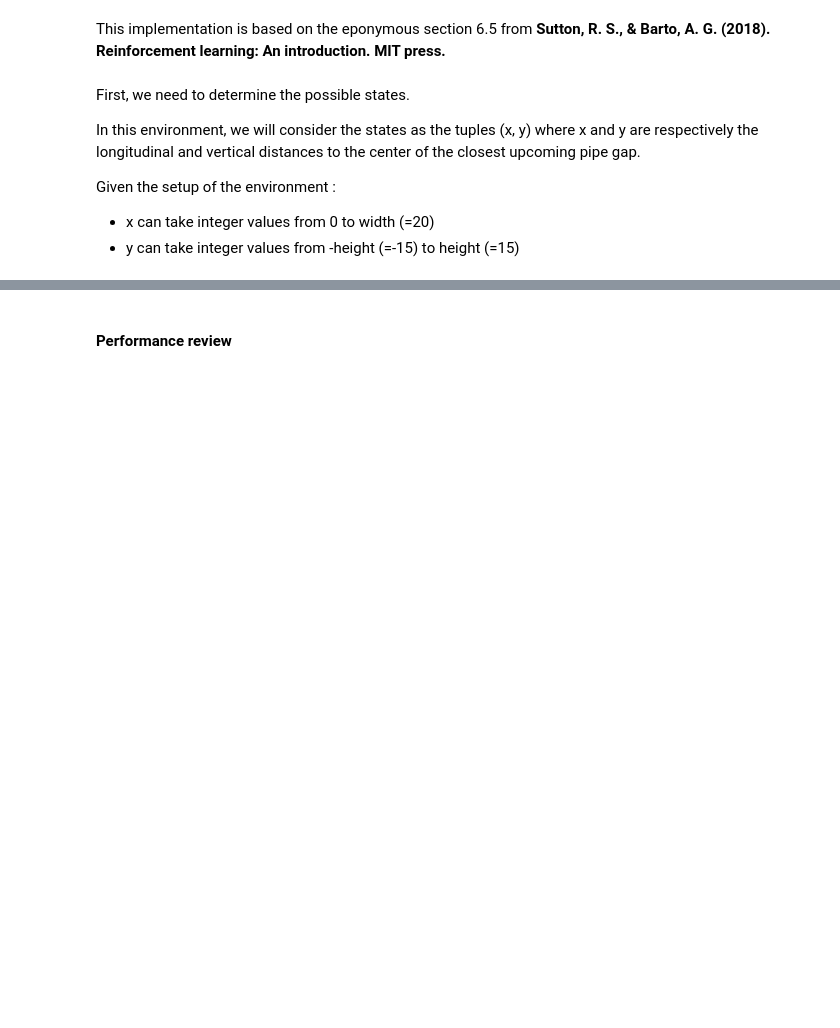
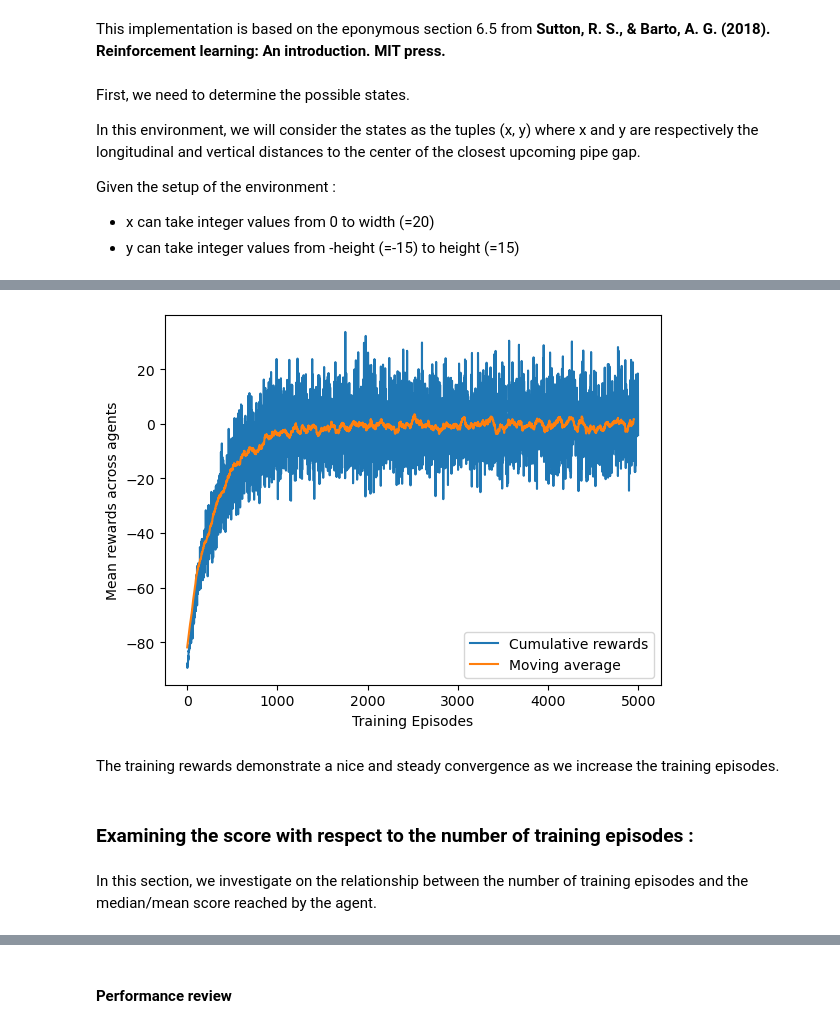
Before and after one commit to OmaMansou/RL-flappy-bird, a Jupyter notebook: RL implementation.ipynb, the cells around one changed output, grey strips where cells are left out. Drawn from its saved outputs; the diff is of its cells as text; code cells hidden in the pictures; blank space fills up the shorter version.

Commit message:
Implementation of the agents

```diff
--- a/RL implementation.ipynb
+++ b/RL implementation.ipynb
@@ -328,0 +432,28 @@ Distance From Pipe (dx=0,dy=-11)
+# %%
+alpha = 0.1
+epsilon = .1
+gamma = .9
+
+train_episodes = 5000
+n_agents = 100
+
+rewards_array = []
+
+
+
+for i in tqdm(range(n_agents)):
+    q_learning = Q_learning_flappy_bird_v1(env=env,
+                                          width = width,
+                                          height = height,
+                                          pipe_gap = pipe_gap)
+
+    q_learning = q_learning.train(n_episodes=train_episodes,
+                                  alpha=alpha,
+                                  epsilon=epsilon,
+                                  gamma=gamma,
+                                  show_episodes=False)
+
+    rewards_array.append(q_learning.reward_history)
+# %%
+rewards_array = np.array(rewards_array)
+rewards_array
@@ -328,0 +488,24 @@ Distance From Pipe (dx=0,dy=-11)
+# %%
+rewards_array = np.array(rewards_array)
+mean_rewards_per_step = np.mean(rewards_array, axis=0)
+
+window_size = 50
+moving_average_scores = np.convolve(mean_rewards_per_step, np.ones(window_size), 'valid') / window_size
+
+plt.plot(mean_rewards_per_step, label="Cumulative rewards")
+plt.plot(moving_average_scores, label="Moving average")
+
+plt.xlabel("Training Episodes")
+plt.ylabel("Mean rewards across agents")
+
+plt.legend()
+
+plt.show()
+# %% [output]
+[figure, added]
+# %% [markdown]
+The training rewards demonstrate a nice and steady convergence as we increase the training episodes.
+# %% [markdown]
+### Examining the score with respect to the number of training episodes :
+# %% [markdown]
+In this section, we investigate on the relationship between the number of training episodes and the median/mean score reached by the agent.
```
Also changed, not shown: parts of 44 cells of this notebook, 5 other files.
